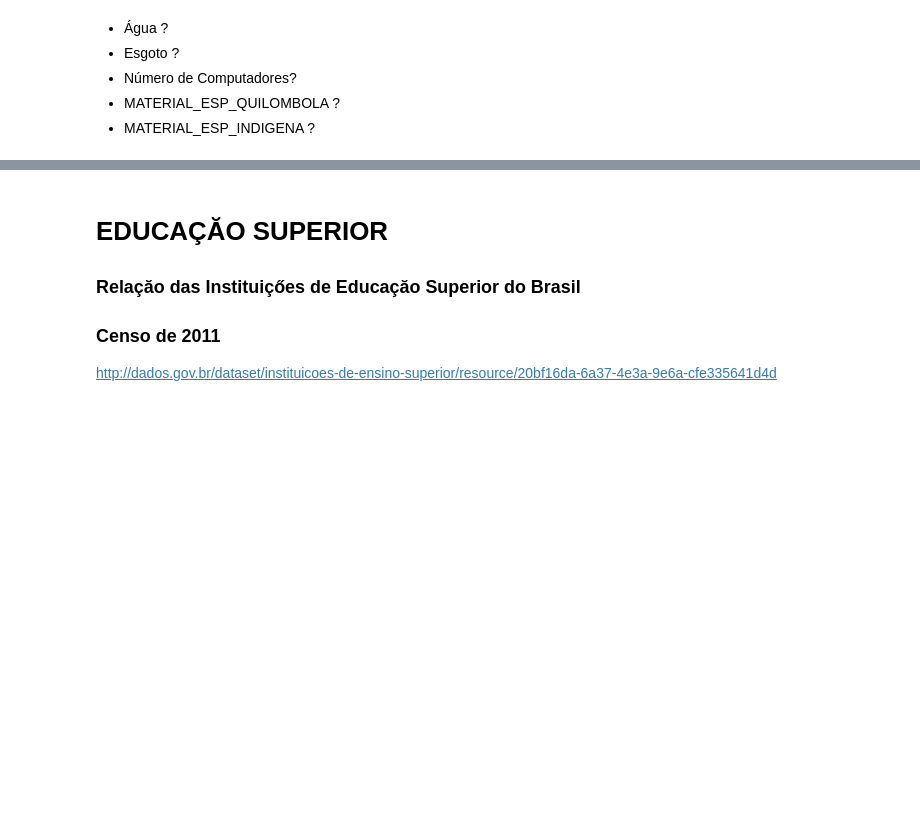
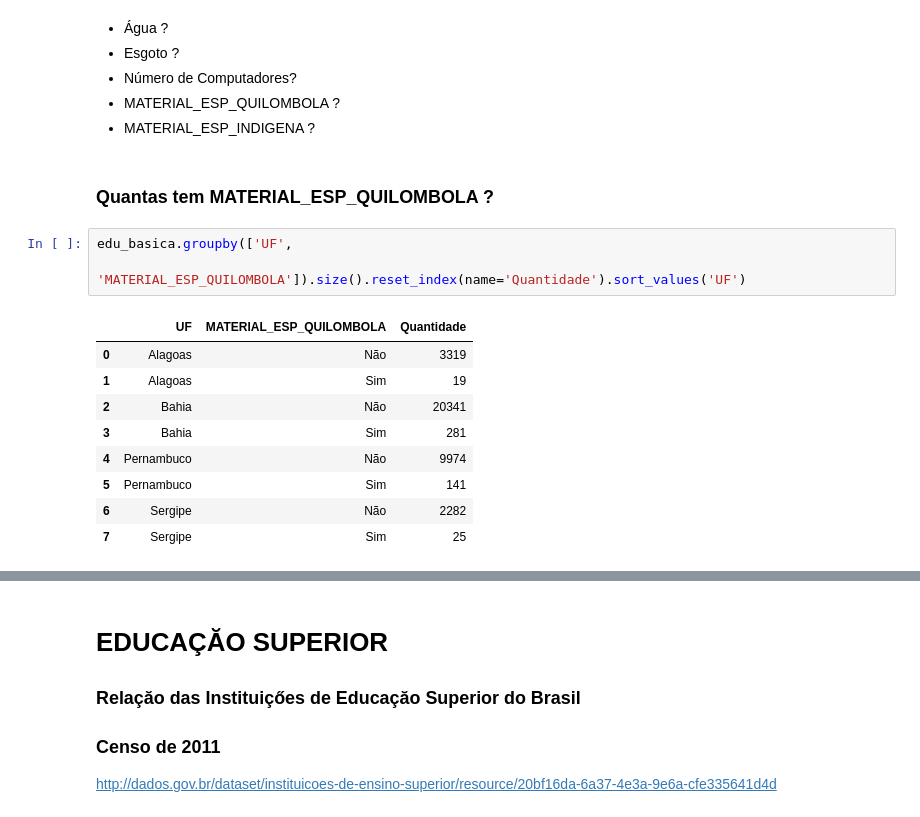
Before and after one commit to DeixeViver/eko-dados, a Jupyter notebook: Notebooks/explorando_educacao.ipynb, the cells around one changed output, grey strips where cells are left out. Drawn from its saved outputs; the diff is of its cells as text; blank space fills up the shorter version.

```diff
--- a/Notebooks/explorando_educacao.ipynb
+++ b/Notebooks/explorando_educacao.ipynb
@@ -163,3 +174,18 @@ edu_basica.groupby(['UF',
 - Número de Computadores?
 - MATERIAL_ESP_QUILOMBOLA ?
 - MATERIAL_ESP_INDIGENA ?
+# %% [markdown]
+### Quantas tem MATERIAL_ESP_QUILOMBOLA ?
+# %%
+edu_basica.groupby(['UF',
+                    'MATERIAL_ESP_QUILOMBOLA']).size().reset_index(name='Quantidade').sort_values('UF')
+# %% [output]
+|  | UF | MATERIAL_ESP_QUILOMBOLA | Quantidade |
+| 0 | Alagoas | Não | 3319 |
+| 1 | Alagoas | Sim | 19 |
+| 2 | Bahia | Não | 20341 |
+| 3 | Bahia | Sim | 281 |
+| 4 | Pernambuco | Não | 9974 |
+| 5 | Pernambuco | Sim | 141 |
+| 6 | Sergipe | Não | 2282 |
+| 7 | Sergipe | Sim | 25 |
```
Also changed, not shown: parts of 5 cells of this notebook.
